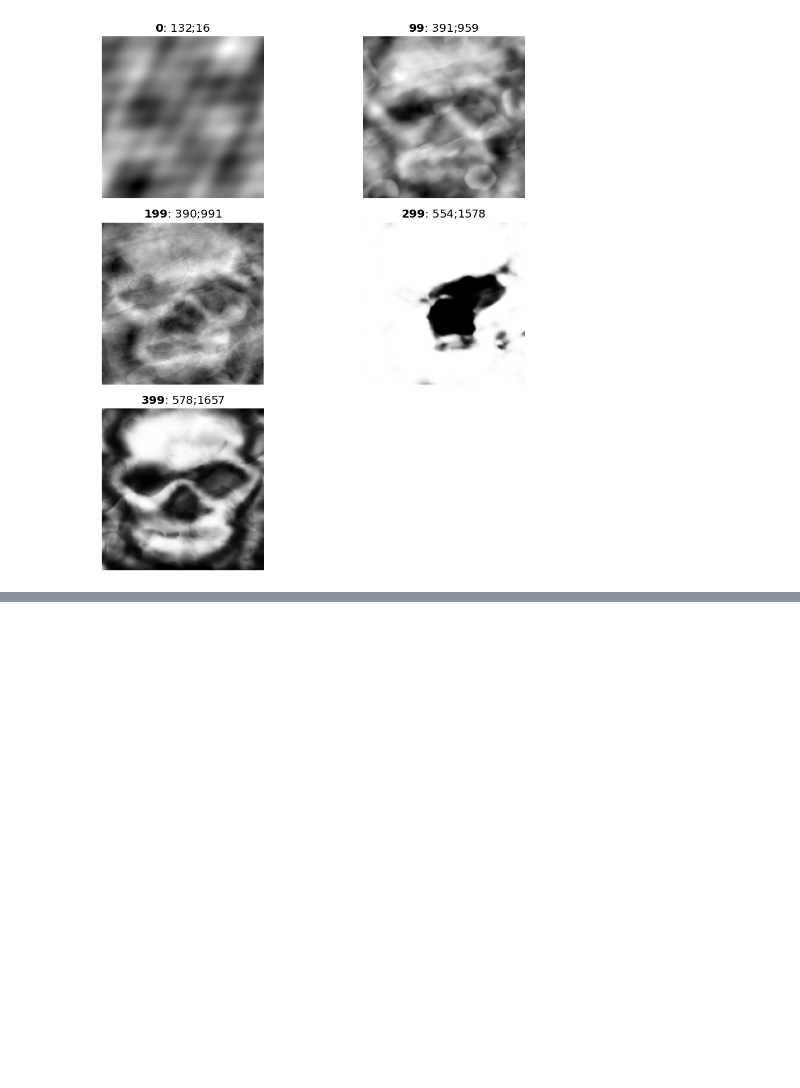
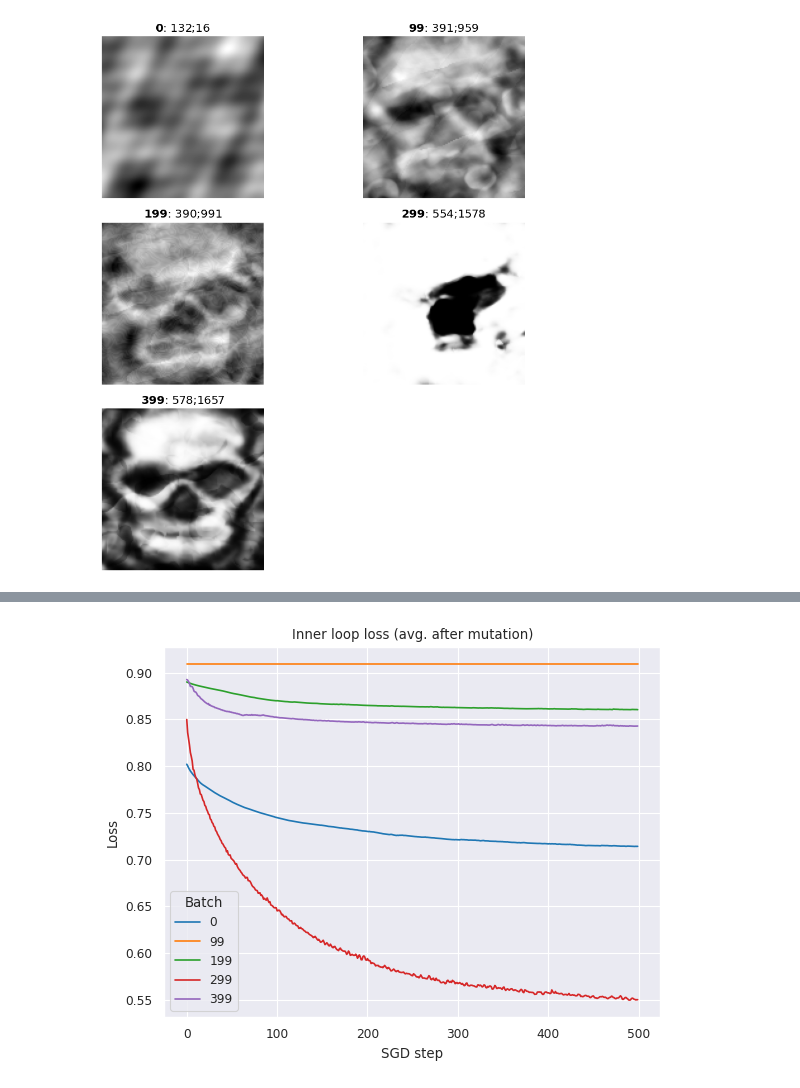
Before and after one commit to uvm-neurobotics-lab/MOVE, a Jupyter notebook: analysis/sgd_curves.ipynb, the cells around one changed output, grey strips where cells are left out. Saved outputs shown, nothing was run; the diff lists cells and outputs as text; code cells hidden in the pictures; blank space fills up the shorter version.

```diff
--- a/analysis/sgd_curves.ipynb
+++ b/analysis/sgd_curves.ipynb
@@ -49,0 +104,4 @@ for batch, cppn in genomes_by_batch.items():
+# %%
+plot_sgd_loss(all_losses_mutated, 'Inner loop loss (avg. after mutation)' , 'figures/sgd_loss_mutated.png')
+# %% [output]
+[figure, added]
```
Also changed, not shown: parts of 9 cells of this notebook, 2 other files.
